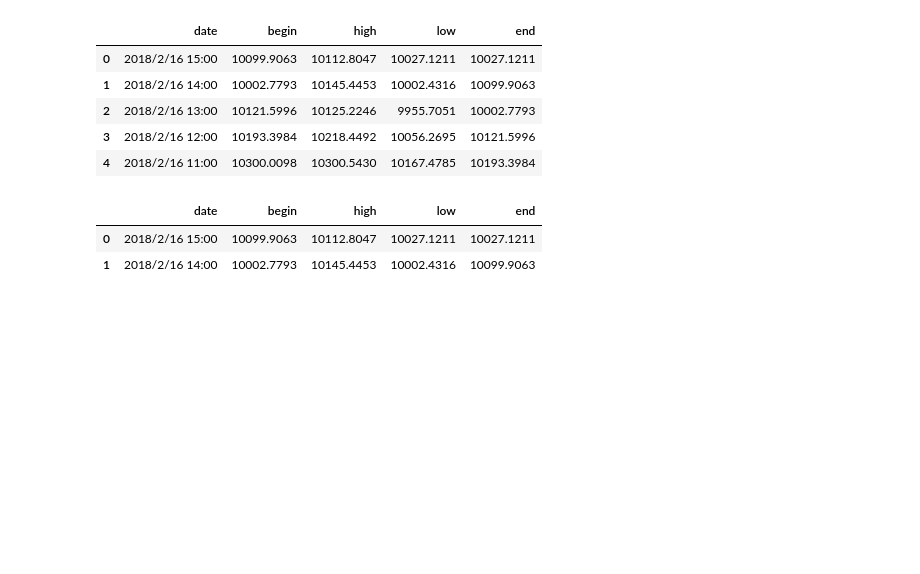
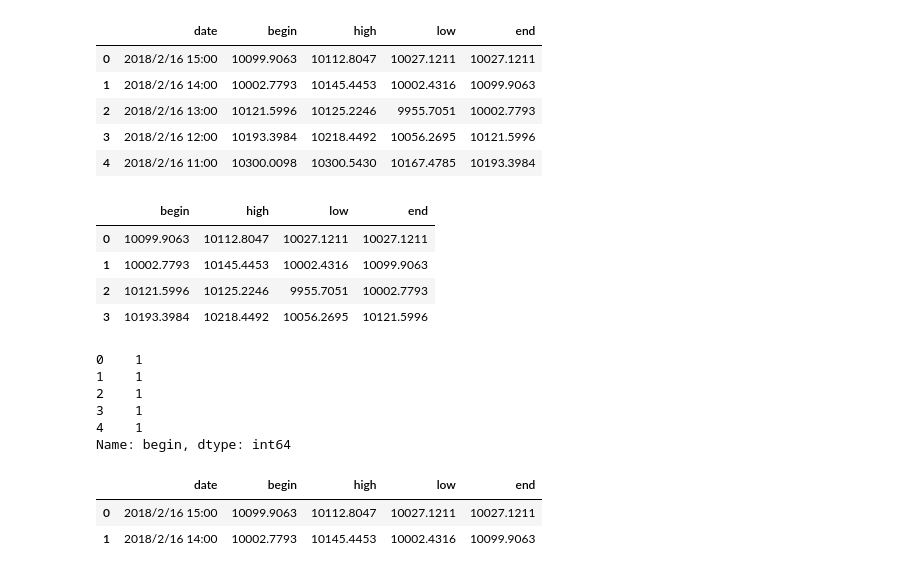
Before and after one commit to wanghaidong1972/predicttest, a Jupyter notebook: testcsv.ipynb, the cells around one changed output. Drawn from its saved outputs; the diff is of its cells as text; code cells hidden in the pictures; blank space fills up the shorter version.

```diff
--- a/testcsv.ipynb
+++ b/testcsv.ipynb
@@ -28,3 +28,11 @@ dataNormal.head(5)
 | 2 | 2018/2/16 13:00 | 10121.5996 | 10125.2246 | 9955.7051 | 10002.7793 |
 | 3 | 2018/2/16 12:00 | 10193.3984 | 10218.4492 | 10056.2695 | 10121.5996 |
 | 4 | 2018/2/16 11:00 | 10300.0098 | 10300.5430 | 10167.4785 | 10193.3984 |
+# %%
+dataNormal.loc[:3,'begin':'end']
+# %% [output]
+|  | begin | high | low | end |
+| 0 | 10099.9063 | 10112.8047 | 10027.1211 | 10027.1211 |
+| 1 | 10002.7793 | 10145.4453 | 10002.4316 | 10099.9063 |
+| 2 | 10121.5996 | 10125.2246 | 9955.7051 | 10002.7793 |
+| 3 | 10193.3984 | 10218.4492 | 10056.2695 | 10121.5996 |
@@ -31,3 +42,12 @@ dataNormal.head(5)
+# %%
+dataNormal['begin'] .map(myfun).head(5)
+# %% [output]
+0    1
+1    1
+2    1
+3    1
+4    1
+Name: begin, dtype: int64
 # %%
 #dataNormal= pd.to_datetime(dataNormal['date'],format='%Y/%m/%d %H:%M')
 # %%
```
Also changed, not shown: parts of 3 cells of this notebook, 2 other files.
